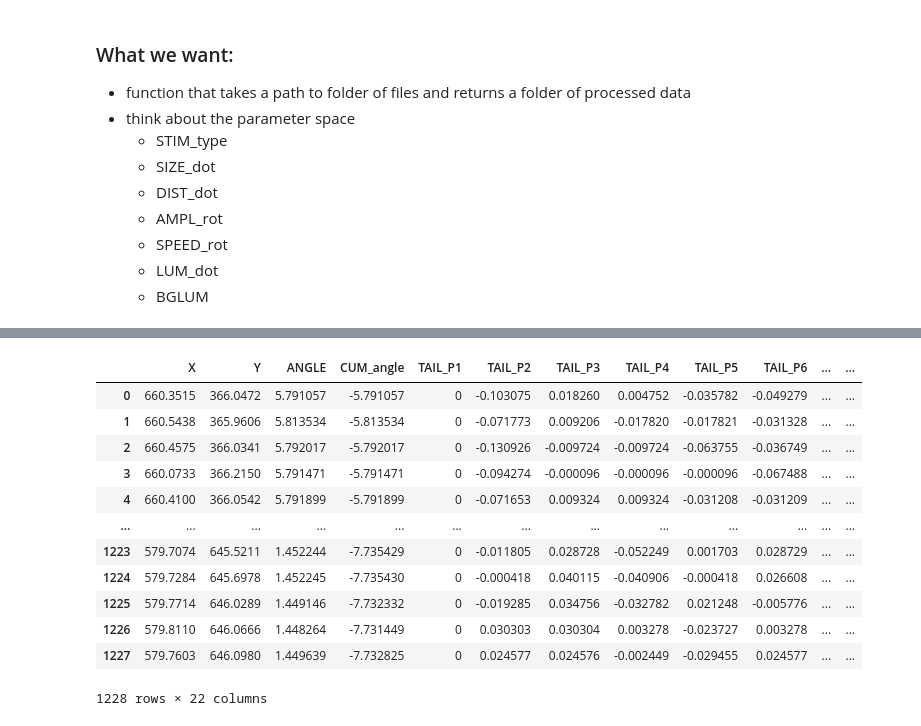
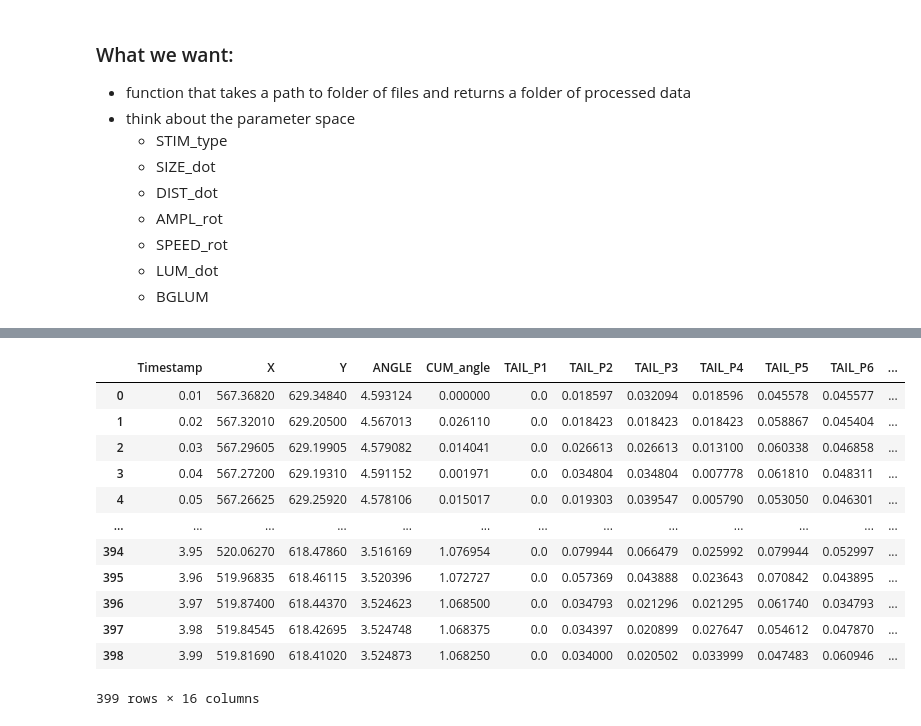
Before and after one commit to katarzyna-kupczyk/prey_capture, a Jupyter notebook: notebooks/data_exploration.ipynb, the cells around one changed output, grey strips where cells are left out. Drawn from its saved outputs; the diff is of its cells as text; code cells hidden in the pictures.

```diff
--- a/notebooks/data_exploration.ipynb
+++ b/notebooks/data_exploration.ipynb
@@ -167,10 +16,0 @@ needed_params
-# %%
-data = pd.read_csv('../raw_data/xy_hct_eyes_time2.csv')
-
-parameter_space = ['STIM_type','SIZE_dot','DIST_dot','AMPL_rot','SPEED_rot','LUM_dot','BGLUM']
-needed_params = [param for param in parameter_space if len(data[param].unique())>1]
-
-final_dict = {f'{needed_params[0]}_{param0}':{f'{needed_params[1]}_{param1}':{f'{needed_params[2]}_{param2}':[] \
-                    for param2 in data[needed_params[2]].unique()}
-                    for param1 in data[needed_params[1]].unique()}
-                    for param0 in data[needed_params[0]].unique()}
@@ -179,7 +16,0 @@ IndexError: list index out of range
-# %%
-needed_params = ['STIM_type', 'AMPL_rot','SIZE_dot']
-final_dict = {f'{needed_params[0]}_{param0}':{f'{needed_params[1]}_{param1}':{f'{needed_params[2]}_{param2}':[] \
-                    for param2 in data[needed_params[2]].unique()}
-                    for param1 in data[needed_params[1]].unique()}
-                    for param0 in data[needed_params[0]].unique()}
-final_dict
@@ -416,16 +110,17 @@ for size in data.SIZE_dot.unique():
-# %%
-stim
-# %% [output]
-|  | X | Y | ANGLE | CUM_angle | TAIL_P1 | TAIL_P2 | TAIL_P3 | TAIL_P4 | TAIL_P5 | TAIL_P6 | ... | ... |
-| 0 | 660.3515 | 366.0472 | 5.791057 | -5.791057 | 0 | -0.103075 | 0.018260 | 0.004752 | -0.035782 | -0.049279 | ... | ... |
-| 1 | 660.5438 | 365.9606 | 5.813534 | -5.813534 | 0 | -0.071773 | 0.009206 | -0.017820 | -0.017821 | -0.031328 | ... | ... |
-| 2 | 660.4575 | 366.0341 | 5.792017 | -5.792017 | 0 | -0.130926 | -0.009724 | -0.009724 | -0.063755 | -0.036749 | ... | ... |
-| 3 | 660.0733 | 366.2150 | 5.791471 | -5.791471 | 0 | -0.094274 | -0.000096 | -0.000096 | -0.000096 | -0.067488 | ... | ... |
-| 4 | 660.4100 | 366.0542 | 5.791899 | -5.791899 | 0 | -0.071653 | 0.009324 | 0.009324 | -0.031208 | -0.031209 | ... | ... |
-| ... | ... | ... | ... | ... | ... | ... | ... | ... | ... | ... | ... | ... |
-| 1223 | 579.7074 | 645.5211 | 1.452244 | -7.735429 | 0 | -0.011805 | 0.028728 | -0.052249 | 0.001703 | 0.028729 | ... | ... |
-| 1224 | 579.7284 | 645.6978 | 1.452245 | -7.735430 | 0 | -0.000418 | 0.040115 | -0.040906 | -0.000418 | 0.026608 | ... | ... |
-| 1225 | 579.7714 | 646.0289 | 1.449146 | -7.732332 | 0 | -0.019285 | 0.034756 | -0.032782 | 0.021248 | -0.005776 | ... | ... |
-| 1226 | 579.8110 | 646.0666 | 1.448264 | -7.731449 | 0 | 0.030303 | 0.030304 | 0.003278 | -0.023727 | 0.003278 | ... | ... |
-| 1227 | 579.7603 | 646.0980 | 1.449639 | -7.732825 | 0 | 0.024577 | 0.024576 | -0.002449 | -0.029455 | 0.024577 | ... | ... |
-1228 rows × 22 columns
+# %%
+test_df = final_dict['STIM_type_4']['AMPL_rot_0.5235989'][2]
+test_df
+# %% [output]
+|  | Timestamp | X | Y | ANGLE | CUM_angle | TAIL_P1 | TAIL_P2 | TAIL_P3 | TAIL_P4 | TAIL_P5 | TAIL_P6 | ... |
+| 0 | 0.01 | 567.36820 | 629.34840 | 4.593124 | 0.000000 | 0.0 | 0.018597 | 0.032094 | 0.018596 | 0.045578 | 0.045577 | ... |
+| 1 | 0.02 | 567.32010 | 629.20500 | 4.567013 | 0.026110 | 0.0 | 0.018423 | 0.018423 | 0.018423 | 0.058867 | 0.045404 | ... |
+| 2 | 0.03 | 567.29605 | 629.19905 | 4.579082 | 0.014041 | 0.0 | 0.026613 | 0.026613 | 0.013100 | 0.060338 | 0.046858 | ... |
+| 3 | 0.04 | 567.27200 | 629.19310 | 4.591152 | 0.001971 | 0.0 | 0.034804 | 0.034804 | 0.007778 | 0.061810 | 0.048311 | ... |
+| 4 | 0.05 | 567.26625 | 629.25920 | 4.578106 | 0.015017 | 0.0 | 0.019303 | 0.039547 | 0.005790 | 0.053050 | 0.046301 | ... |
+| ... | ... | ... | ... | ... | ... | ... | ... | ... | ... | ... | ... | ... |
+| 394 | 3.95 | 520.06270 | 618.47860 | 3.516169 | 1.076954 | 0.0 | 0.079944 | 0.066479 | 0.025992 | 0.079944 | 0.052997 | ... |
+| 395 | 3.96 | 519.96835 | 618.46115 | 3.520396 | 1.072727 | 0.0 | 0.057369 | 0.043888 | 0.023643 | 0.070842 | 0.043895 | ... |
+| 396 | 3.97 | 519.87400 | 618.44370 | 3.524623 | 1.068500 | 0.0 | 0.034793 | 0.021296 | 0.021295 | 0.061740 | 0.034793 | ... |
+| 397 | 3.98 | 519.84545 | 618.42695 | 3.524748 | 1.068375 | 0.0 | 0.034397 | 0.020899 | 0.027647 | 0.054612 | 0.047870 | ... |
+| 398 | 3.99 | 519.81690 | 618.41020 | 3.524873 | 1.068250 | 0.0 | 0.034000 | 0.020502 | 0.033999 | 0.047483 | 0.060946 | ... |
+399 rows × 16 columns
```
Also changed, not shown: parts of 18 cells of this notebook, 4 other files.
